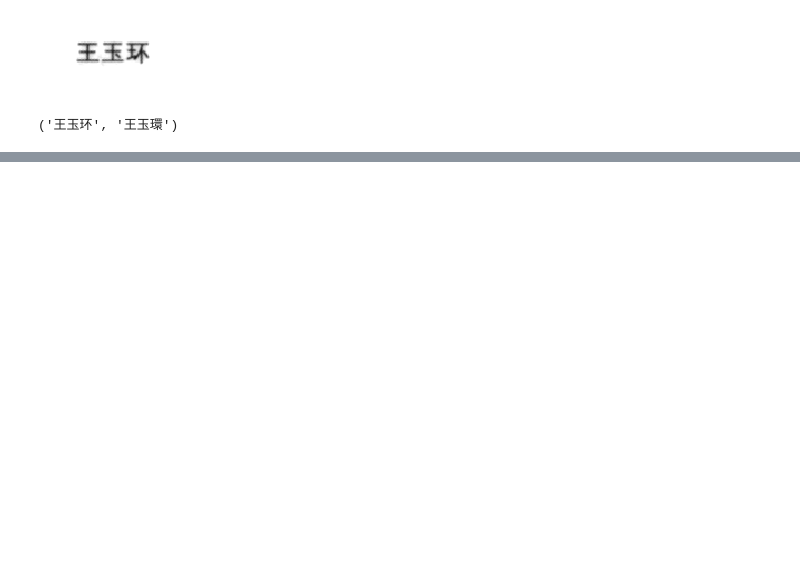
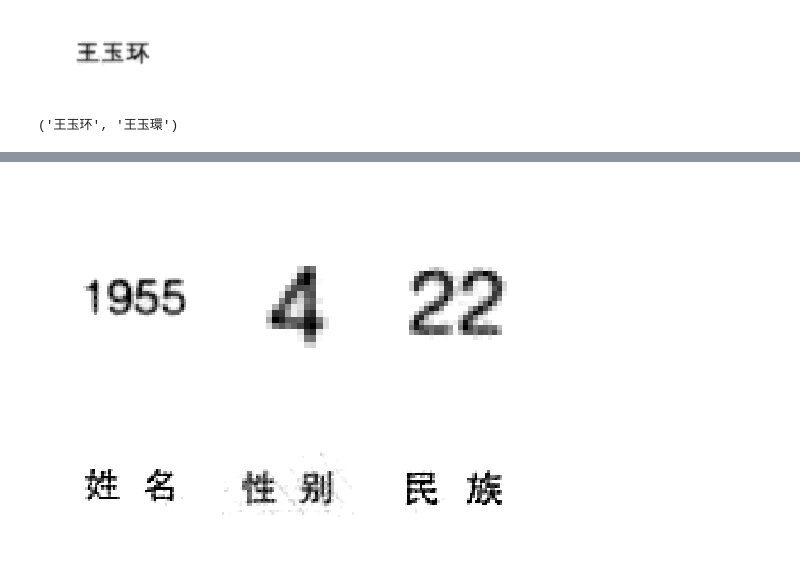
Before and after one commit to sdlm/pytorch_mnist, a Jupyter notebook: final_pipeline.ipynb, the cells around one changed output, grey strips where cells are left out. Cells and saved outputs as stored; diff of their text form; code cells hidden in the pictures; blank space fills up the shorter version.

```diff
--- a/final_pipeline.ipynb
+++ b/final_pipeline.ipynb
@@ -249,7 +249,7 @@ axes.imshow(name_img);
 # %%
 prepare_seq = iaa.Sequential([
     iaa.Grayscale(alpha=1.0),
-    iaa.Multiply(1.1)
+    iaa.Multiply(1.2)
 ])
 
 gray_name_img = prepare_seq.augment_image(name_img)
@@ -283,0 +383,20 @@ extract_text(gray_name_img_brighter)
+# %%
+fig, axes = plt.subplots(1, 3, figsize=(8, 4))
+axes[0].set_axis_off()
+axes[0].imshow(prepared_image_parts['year_value']);
+axes[1].set_axis_off()
+axes[1].imshow(prepared_image_parts['month_value']);
+axes[2].set_axis_off()
+axes[2].imshow(prepared_image_parts['day_value']);
+# %% [output]
+[figure, added]
+# %%
+fig, axes = plt.subplots(1, 3, figsize=(8, 4))
+axes[0].set_axis_off()
+axes[0].imshow(prepared_image_parts['name_label']);
+axes[1].set_axis_off()
+axes[1].imshow(prepared_image_parts['sex_label']);
+axes[2].set_axis_off()
+axes[2].imshow(prepared_image_parts['nationality_label']);
+# %% [output]
+[figure, added]
```
Also changed, not shown: parts of 11 cells of this notebook.
